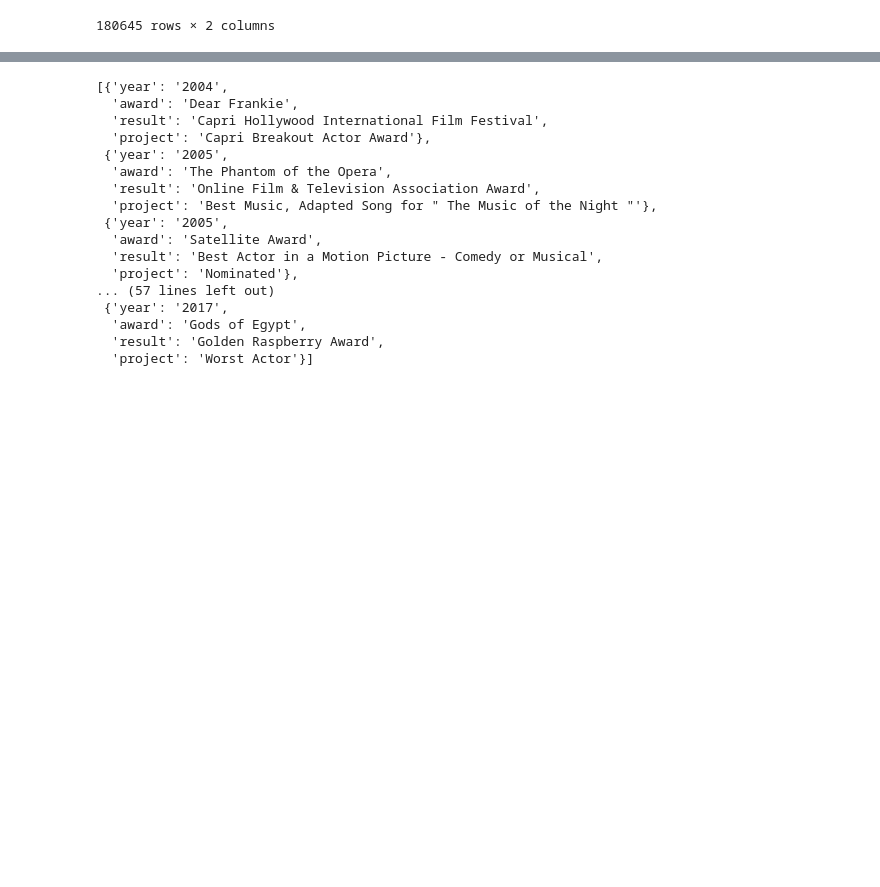
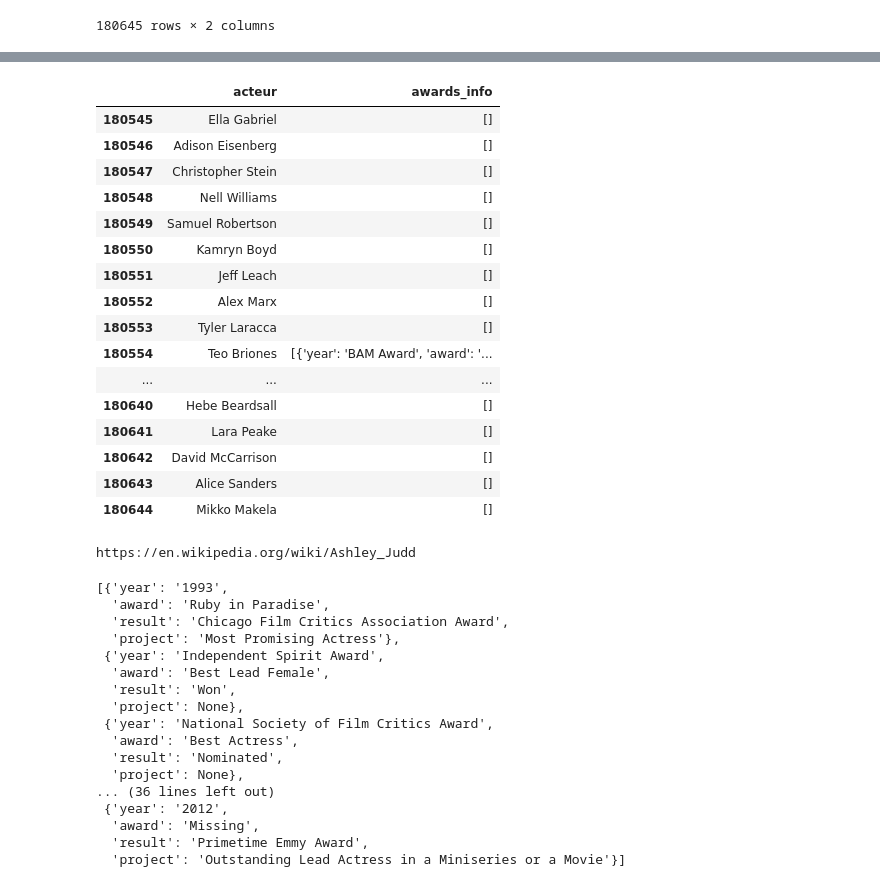
Before and after one commit to mlepennec-ensae/formation_cepe, a Jupyter notebook: Projet/donnees_projet.ipynb, the cells around one changed output, grey strips where cells are left out. Drawn from its saved outputs; the diff is of its cells as text; code cells hidden in the pictures; blank space fills up the shorter version.

Commit message:
webscraping acteurs 4

```diff
--- a/Projet/donnees_projet.ipynb
+++ b/Projet/donnees_projet.ipynb
@@ -513,6 +513,6 @@ acteurs_uniques
 | 180644 | Mikko Makela | https://en.wikipedia.org/wiki/Mik... |
 180645 rows × 2 columns
 # %%
-acteurs_uniques=acteurs_uniques.head(100)
+acteurs_uniques=acteurs_uniques.tail(100)
 # %%
-acteurs_uniques['awards_info'] = acteurs_uniques['url_acteur'].apply(get_actor_awards_improved)
+acteurs_uniques['awards_info'] = acteurs_uniques['url_acteur'].apply(get_actor_awards_structured)
@@ -519,2 +542,20 @@ acteurs_uniques['awards_info'] = acteurs_uniques['url_acteur'].apply(get_actor_a
 # %%
-acteurs_uniques['awards_info'][0]
+acteurs_uniques[['acteur','awards_info']]
+# %% [output]
+|  | acteur | awards_info |
+| 180545 | Ella Gabriel | [] |
+| 180546 | Adison Eisenberg | [] |
+| 180547 | Christopher Stein | [] |
+| 180548 | Nell Williams | [] |
+| 180549 | Samuel Robertson | [] |
+| 180550 | Kamryn Boyd | [] |
+| 180551 | Jeff Leach | [] |
+| 180552 | Alex Marx | [] |
+| 180553 | Tyler Laracca | [] |
+| 180554 | Teo Briones | [{'year': 'BAM Award', 'award': '... |
+| ... | ... | ... |
+| 180640 | Hebe Beardsall | [] |
+| 180641 | Lara Peake | [] |
+| 180642 | David McCarrison | [] |
+| 180643 | Alice Sanders | [] |
+| 180644 | Mikko Makela | [] |
@@ -586,23 +667,24 @@ def get_actor_awards_structured(url):
     return awards_list
 # %%
 # Exemple d'utilisation
-url = "https://en.wikipedia.org/wiki/Gerard_Butler"
+url = "https://en.wikipedia.org/wiki/Ashley_Judd"
 get_actor_awards_structured(url)
 # %% [output]
-[{'year': '2004',
-  'award': 'Dear Frankie',
-  'result': 'Capri Hollywood International Film Festival',
-  'project': 'Capri Breakout Actor Award'},
- {'year': '2005',
-  'award': 'The Phantom of the Opera',
-  'result': 'Online Film & Television Association Award',
-  'project': 'Best Music, Adapted Song for " The Music of the Night "'},
- {'year': '2005',
-  'award': 'Satellite Award',
-  'result': 'Best Actor in a Motion Picture - Comedy or Musical',
-  'project': 'Nominated'},
-... (57 lines left out)
- {'year': '2017',
-  'award': 'Gods of Egypt',
-  'result': 'Golden Raspberry Award',
-  'project': 'Worst Actor'}]
+https://en.wikipedia.org/wiki/Ashley_Judd
+[{'year': '1993',
+  'award': 'Ruby in Paradise',
+  'result': 'Chicago Film Critics Association Award',
+  'project': 'Most Promising Actress'},
+ {'year': 'Independent Spirit Award',
+  'award': 'Best Lead Female',
+  'result': 'Won',
+  'project': None},
+ {'year': 'National Society of Film Critics Award',
+  'award': 'Best Actress',
+  'result': 'Nominated',
+  'project': None},
+... (36 lines left out)
+ {'year': '2012',
+  'award': 'Missing',
+  'result': 'Primetime Emmy Award',
+  'project': 'Outstanding Lead Actress in a Miniseries or a Movie'}]
```
Also changed, not shown: parts of 3 cells of this notebook.
